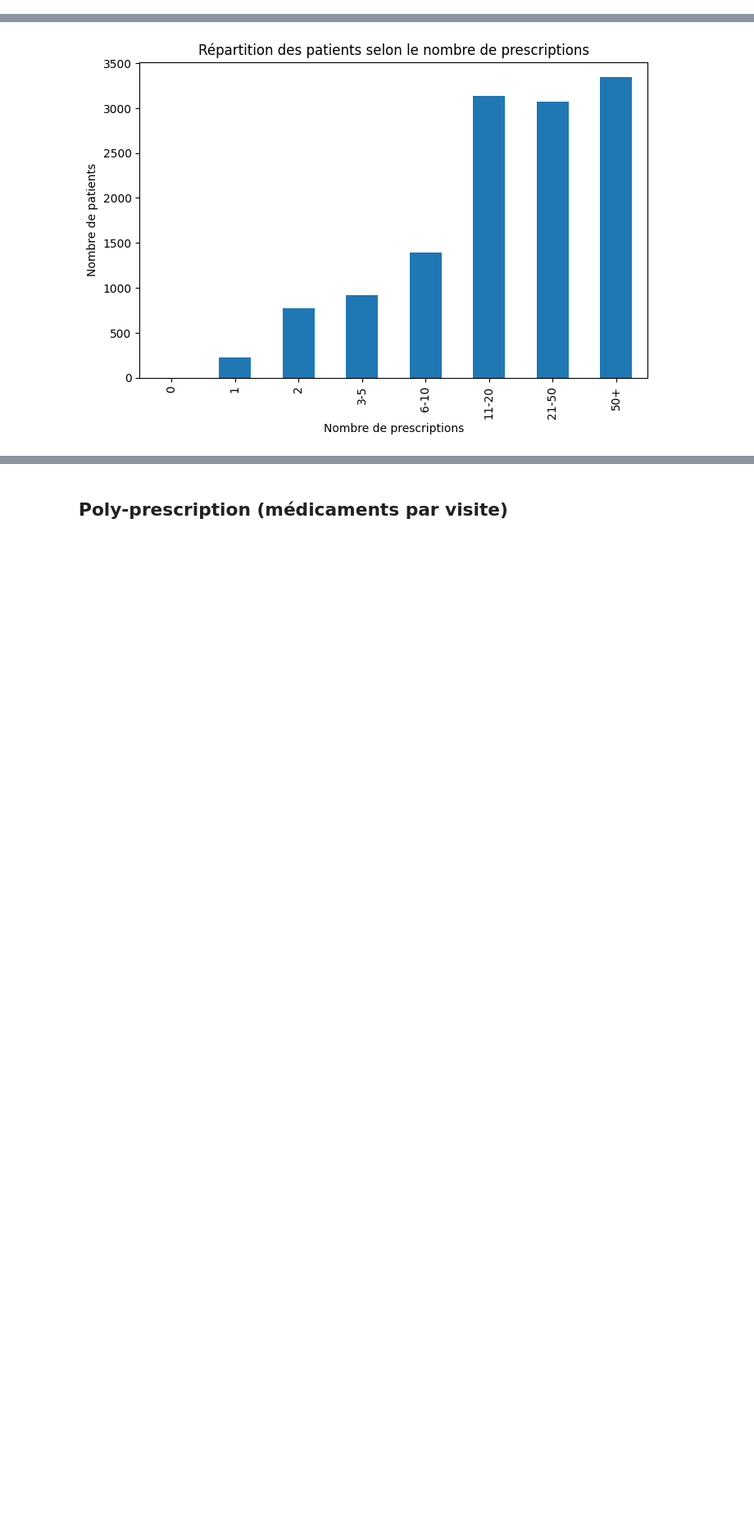
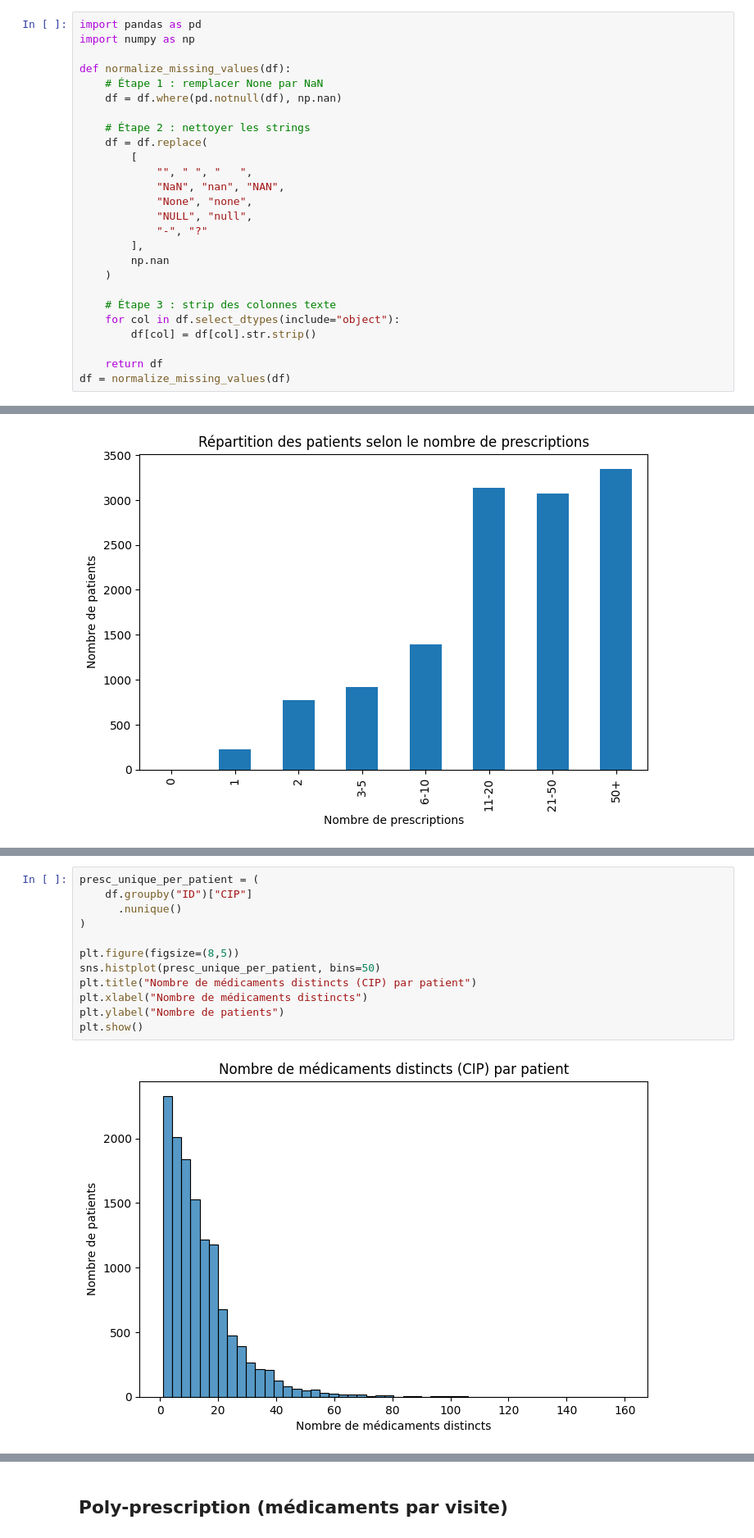
Before and after one commit to touXik/OCTAVIA, a Jupyter notebook: Prescription/code propres/analyse_descriptive.ipynb, the cells around one changed output, grey strips where cells are left out. Shown at 82% size. Cells and saved outputs as stored; diff of their text form; blank space fills up the shorter version.

```diff
--- a/Prescription/analyse_final.ipynb
+++ b/Prescription/code propres/analyse_descriptive.ipynb
@@ -23,3 +23,29 @@ df.head()
 | 2 | 1 | 2004-04-14 | COMBIVIR cp enrobé | 3466271 | 1 Comprimé | 150 mg; 300 mg | Toutes les 12 heures | 30 jour(s) | LAMIVUDINE; ZIDOVUDINE | J05AR01 | 1 | ... |
 | 3 | 2 | 2013-10-01 | TRUVADA 200MG/245MG CPR 30 | 3656563 | 1 comprimé | 200 mg; 300 mg | par jour | 1 mois | EMTRICITABINE; MALEATE DE TENOFOV... | J05AR03 | 1 | ... |
 | 4 | 2 | 2013-10-01 | ISENTRESS 400MG CPR 60 | 3830848 | 2 comprimés | 434,4 mg | par jour | 1 mois | RALTEGRAVIR | J05AJ01 | 1 | ... |
+# %%
+import pandas as pd
+import numpy as np
+
+def normalize_missing_values(df):
+    # Étape 1 : remplacer None par NaN
+    df = df.where(pd.notnull(df), np.nan)
+
+    # Étape 2 : nettoyer les strings
+    df = df.replace(
+        [
+            "", " ", "   ",
+            "NaN", "nan", "NAN",
+            "None", "none",
+            "NULL", "null",
+            "-", "?"
+        ],
+        np.nan
+    )
+
+    # Étape 3 : strip des colonnes texte
+    for col in df.select_dtypes(include="object"):
+        df[col] = df[col].str.strip()
+
+    return df
+df = normalize_missing_values(df)
@@ -106,0 +164,14 @@ plt.show()
+# %%
+presc_unique_per_patient = (
+    df.groupby("ID")["CIP"]
+      .nunique()
+)
+
+plt.figure(figsize=(8,5))
+sns.histplot(presc_unique_per_patient, bins=50)
+plt.title("Nombre de médicaments distincts (CIP) par patient")
+plt.xlabel("Nombre de médicaments distincts")
+plt.ylabel("Nombre de patients")
+plt.show()
+# %% [output]
+[figure, added]
```
Also changed, not shown: parts of 34 cells of this notebook, 5 other files.
